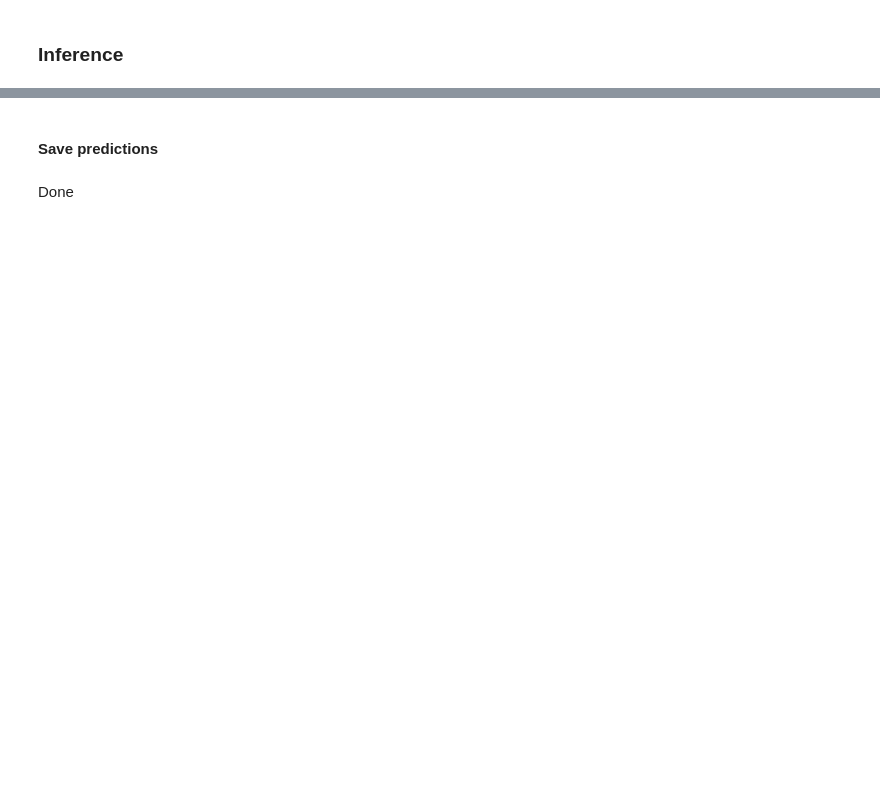
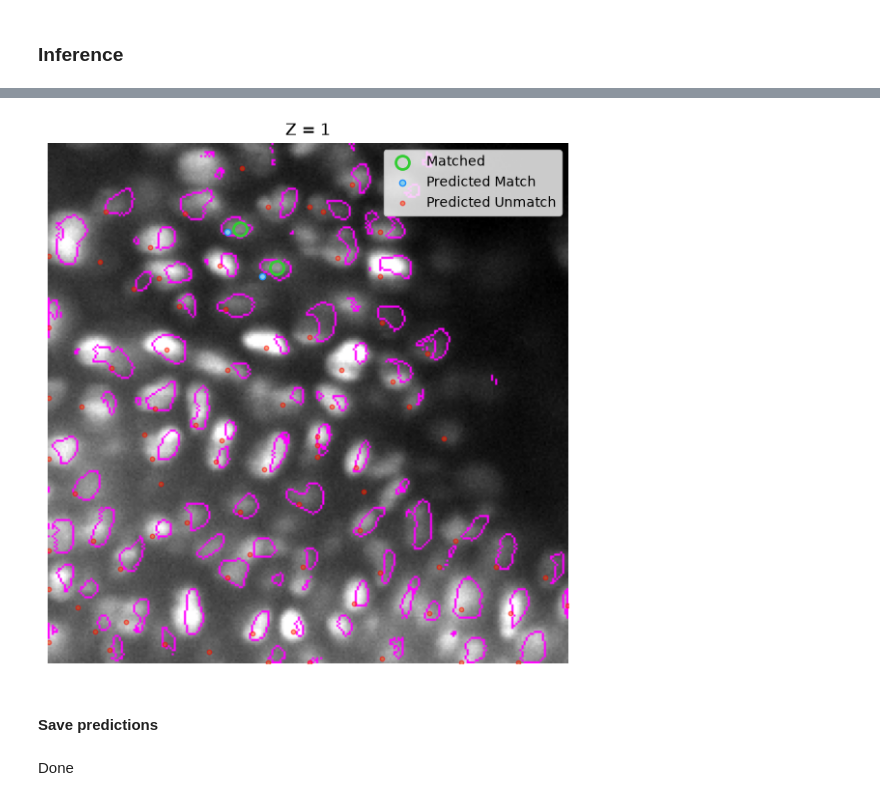
Before and after one commit to TheoViel/kaggle_biohub_cell_tracking, a Jupyter notebook: notebooks/nnUNet.ipynb, the cells around one changed output, grey strips where cells are left out. Saved outputs shown, nothing was run; the diff lists cells and outputs as text; code cells hidden in the pictures; blank space fills up the shorter version.

```diff
--- a/notebooks/nnUNet.ipynb
+++ b/notebooks/nnUNet.ipynb
@@ -307,21 +347,23 @@ print(f'-> Matched {len(pairs)} out of {len(gt)} GT nodes')
 # %%
 mask = np.where(pred_masks > 0, pred_masks, np.nan)
 tol = 3
 
 # ids = np.unique(unmatched_gt[:, 0]) if len(unmatched_gt) > 0 else [7]
 ids = np.unique(gt[:, 0])
 
 for i in ids:
     plt.figure(figsize=(7, 7))
     plt.title(f"Z = {i}")
-    plot_contours(img[i], mask[i])
+    plot_contours(data['img'][i], mask[i])
     # break
     scatter_plot_center_preds(
         pred_centroids, matched_gt, unmatched_gt, frame=i, tol=tol
     )
     plt.show()
 
     break
+# %% [output]
+[figure, added]
 # %% [markdown]
 #### Save predictions
 # %%
```
Also changed, not shown: parts of 36 cells of this notebook, 17 other files.
